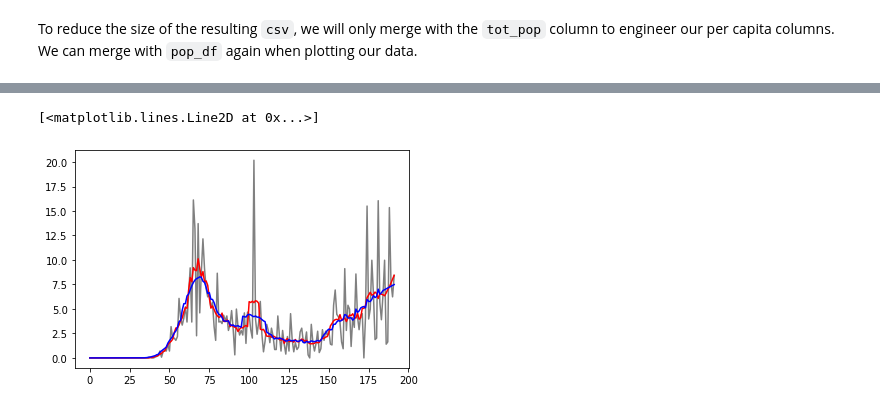
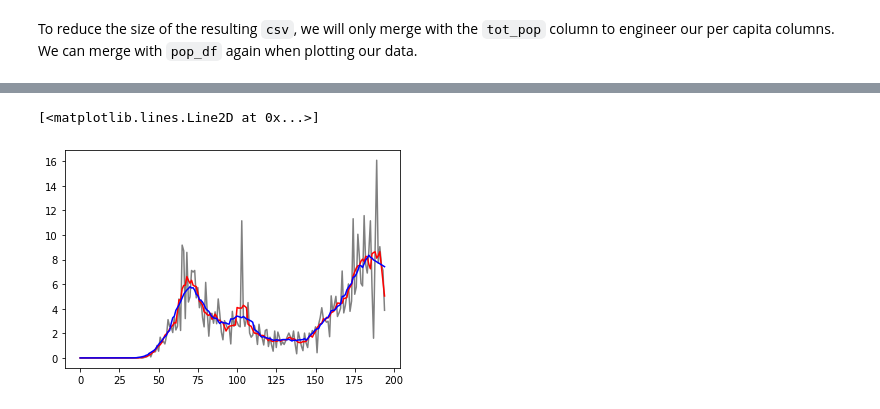
Before and after one commit to jydiw/covid-19-data, a Jupyter notebook: 3_combining-with-nytimes.ipynb, the cells around one changed output, grey strips where cells are left out. Cells and saved outputs as stored; diff of their text form; code cells hidden in the pictures.

```diff
--- a/3_combining-with-nytimes.ipynb
+++ b/3_combining-with-nytimes.ipynb
@@ -115,6 +115,3 @@ There are several things to consider:
 - Raw numbers will show New York City and Los Angeles County with the highest numbers, all other factors being equal.
 - Reporting cases as a percentage (or as we'll use later, a per 100k) would better reflect the severity of infections.
 - However, a higher population density would likely make it easier to transmit the disease to another person. Looking at the day-to-day change in new cases could allow us to see how quickly the disease is spreading.
-# %%
-nyt_df = nyt_df[nyt_df['county'] != 'Unknown']
-list(set(nyt_df['county']) - set(pop_df_ac['county']))
@@ -172,0 +148,5 @@ array([], dtype=object)
+# %%
+pop_df = optimize(pd.read_csv('data/pop_df.csv',
+                                 dtype={'fips':'str', 'cluster':'int'}))
+print(pop_df.shape)
+pop_df.head()
@@ -174,7 +163,7 @@ array([], dtype=object)
 To reduce the size of the resulting `csv`, we will only merge with the `tot_pop` column to engineer our per capita columns. We can merge with `pop_df` again when plotting our data.
 # %%
 df = nyt_df.merge(
-    pop_df_ac[['fips', 'cluster', 'state', 'county']],
+    pop_df[['fips', 'cluster', 'state', 'county']],
     on='fips',
     suffixes=('_x','')
 )
@@ -261,31 +196,0 @@ pop_df_ac[pop_df_ac['fips']=='36NYC'][['never',
-# %%
-pop_df_ac['pop_density'] = pop_df_ac['total_pop'] / pop_df_ac['area']
-
-cols = ['white', 'black', 'asian', 'hispanic', 'total_votes']
-for col in cols:
-    pop_df_ac['per_' + col] = pop_df_ac[col] / pop_df_ac['total_pop']
-
-cols2 = ['votes_gop', 'votes_dem']
-for col in cols2:
-    pop_df_ac['per_' + col] = pop_df_ac[col] / pop_df_ac['total_votes']
-
-cols3 = ['no_hs', 'some_hs', 'hs', 'some_college', 'associates', 'bachelors', 'graduate']
-for col in cols3:
-    pop_df_ac['per_' + col] = pop_df_ac[col] / pop_df_ac['pop25']
-
-# educational attainment coefficient
-pop_df_ac['edu'] = pop_df_ac['per_some_hs'] + 2*pop_df_ac['per_hs'] \
-                   + 3*pop_df_ac['per_some_college'] + 4*pop_df_ac['per_associates'] \
-                   + 5*pop_df_ac['per_bachelors'] + 6*pop_df_ac['per_graduate']
-
-# mask wearing coefficient
-pop_df_ac['mask'] = pop_df_ac['rarely'] + 2*pop_df_ac['sometimes'] \
-                   + 3*pop_df_ac['frequently'] + 4*pop_df_ac['always']
-
-# pop_df_ac['per_4y'] = (pop_df_ac['bachelors']+pop_df_ac['graduate']) / pop_df_ac['pop25']
-# pop_df_ac['per_bhs'] = (pop_df_ac['no_hs']+pop_df_ac['some_hs']) / pop_df_ac['pop25']
-
-pop_df_ac['per_gop'] = pop_df_ac['votes_gop'] / (pop_df_ac['votes_gop'] + pop_df_ac['votes_dem'])
-pop_df_ac['gop'] = (pop_df_ac['votes_gop'] > pop_df_ac['votes_dem']).astype(int)
-
-pop_df_ac.head()
@@ -427,9 +290,9 @@ plt.plot(np.arange(len(temp_df)), 'new_cases_per_100k_15sg', data=temp_df, color
 # %%
-county = 'Island-San Juan-Skagit-Snohomish-Whatcom'
+county = 'Island-Kitsap-Pierce-Snohomish-Thurston'
 temp_df = df[df['county'] == county]
 plt.plot(np.arange(len(temp_df)), 'new_cases_per_100k', data=temp_df, color='gray')
 plt.plot(np.arange(len(temp_df)), 'new_cases_per_100k_7sg', data=temp_df, color='red')
 plt.plot(np.arange(len(temp_df)), 'new_cases_per_100k_15sg', data=temp_df, color='blue')
 # %% [output]
 [<matplotlib.lines.Line2D at 0x...>]
-[figure, old version]
+[figure, new version]
```
Also changed, not shown: parts of 22 cells of this notebook, 10 other files.
